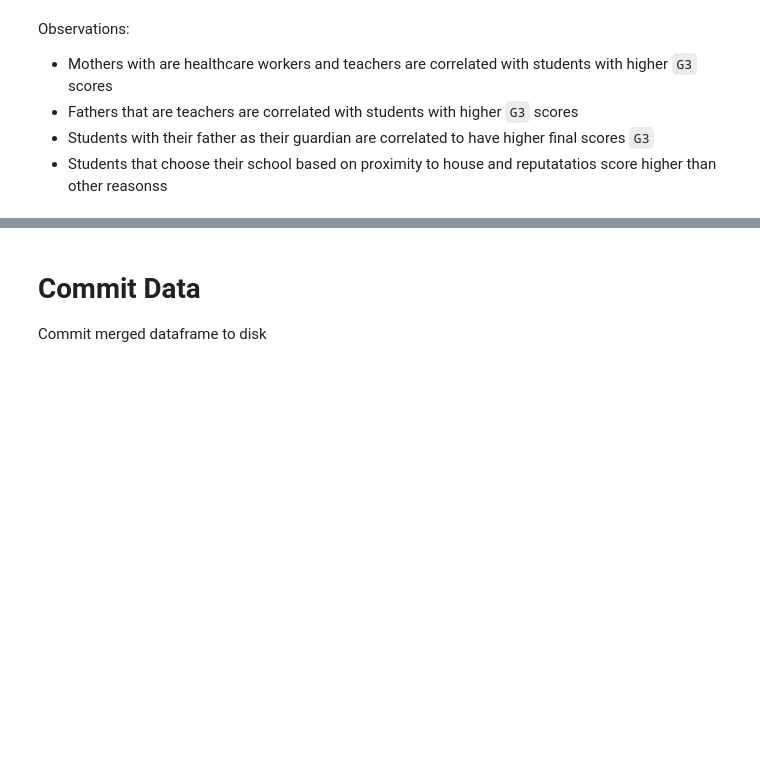
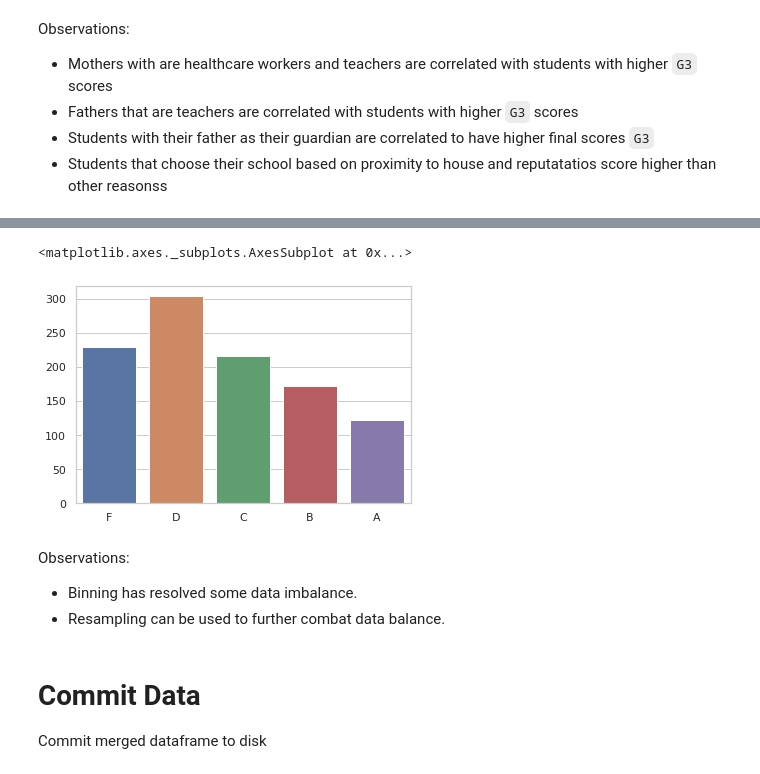
Before and after one commit to mrzzy/np-pa-assign, a Jupyter notebook: eda.ipynb, the cells around one changed output, grey strips where cells are left out. Saved outputs shown, nothing was run; the diff lists cells and outputs as text; code cells hidden in the pictures; blank space fills up the shorter version.

```diff
--- a/eda.ipynb
+++ b/eda.ipynb
@@ -227,3 +263,17 @@ sns.boxplot(x="subject", y="G3", data=df)
+# %%
+df["G3Binned"] = pd.cut(df[dataset.target_var], [0, 9, 11, 13, 15, 20],
+                        right=True, include_lowest=True,
+                        labels=["F", "D", "C", "B", "A"]).astype("category")
+# %%
+counts = df["G3Binned"].value_counts()
+sns.barplot(counts.index, counts.values)
+# %% [output]
+<matplotlib.axes._subplots.AxesSubplot at 0x...>
+[figure, added]
+# %% [markdown]
+Observations:
+- Binning has resolved some data imbalance.
+- Resampling can be used to further combat data balance.
 # %% [markdown]
 # Commit Data
 Commit merged dataframe to disk
```
Also changed, not shown: parts of 21 cells of this notebook, 3 other files.
